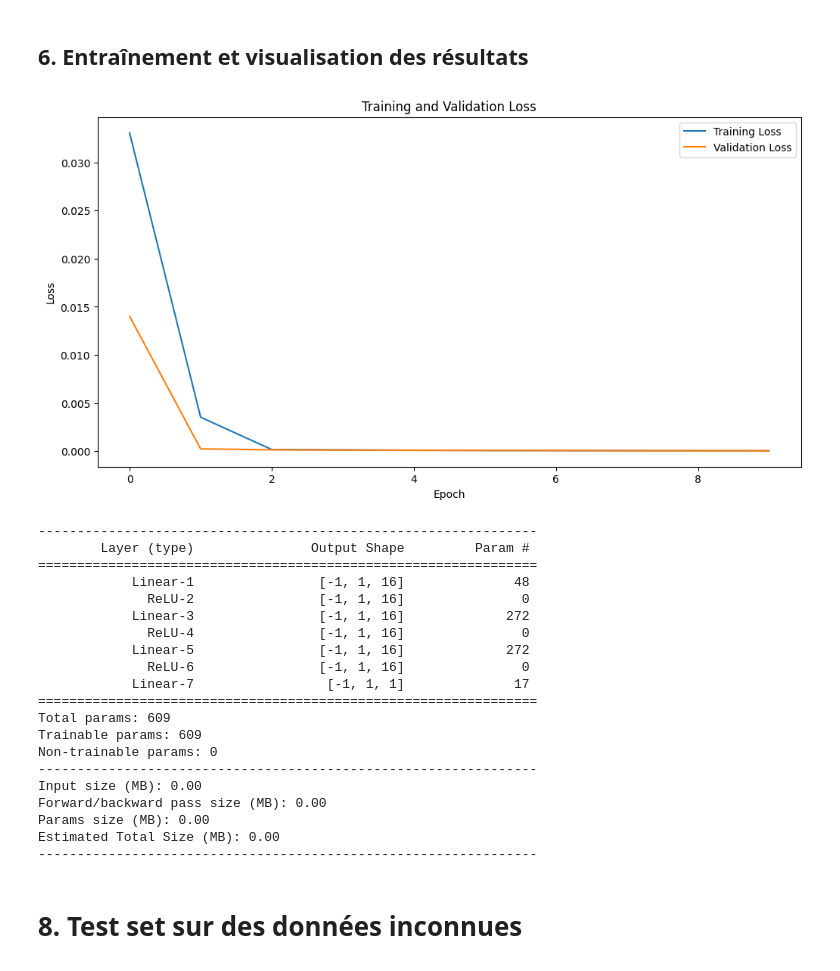
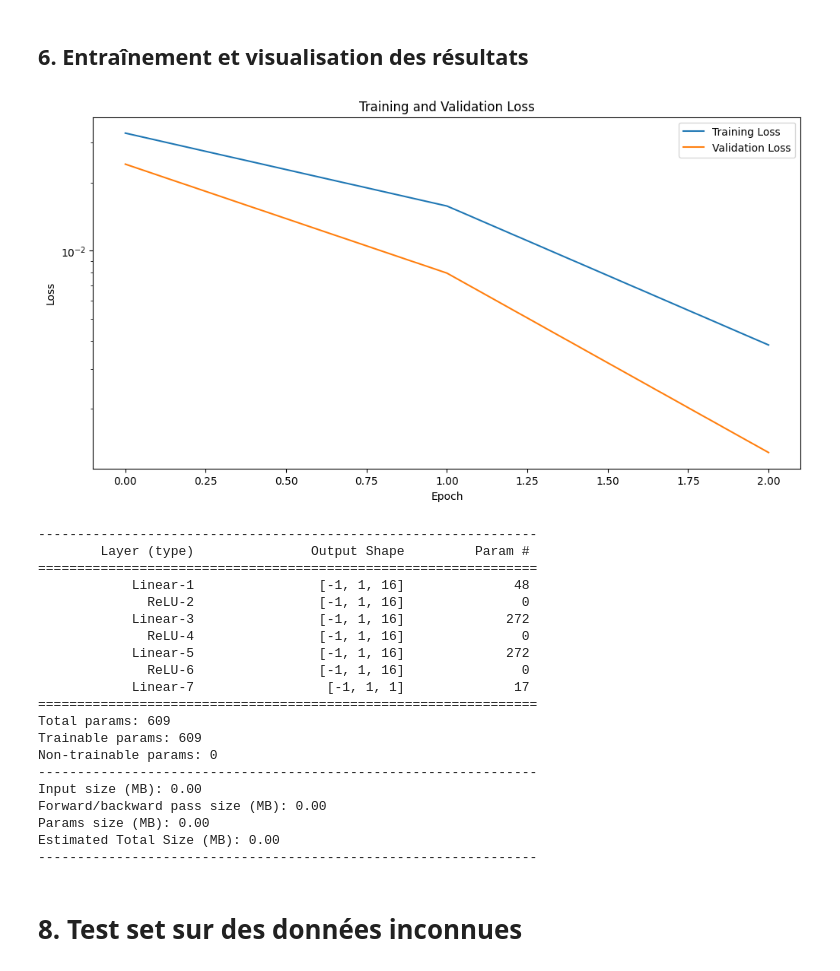
Before and after one commit to MatteoEleouet/DeepLearningEnFrancais, a Jupyter notebook: Code/07_projet_mlp/calculatric.ipynb, the cells around one changed output. Saved outputs shown, nothing was run; the diff lists cells and outputs as text; code cells hidden in the pictures.

```diff
--- a/Code/07_projet_mlp/calculatric.ipynb
+++ b/Code/07_projet_mlp/calculatric.ipynb
@@ -140,7 +152,7 @@ def train_model(model, train_dataloader, val_dataloader, epochs, optimizer_name=
 ## 6. Entraînement et visualisation des résultats
 # %%
 # Paramètres pour la création du jeu de données
-num_samples = 10000          # Nombre d'échantillons à générer. Ex: 5000, 10000, 15000, etc.
+num_samples = 2500          # Nombre d'échantillons à générer. Ex: 5000, 10000, 15000, etc.
 min_value = 0                # Valeur minimale pour la génération de nombres. Ex: 0, 10, -10, etc.
 max_value = 100              # Valeur maximale pour la génération de nombres. Ex: 100, 200, 500, etc.
 operation = 'add'            # Opération à effectuer. Options : 'add' ou 'multiply'.
@@ -156,37 +168,38 @@ num_hidden_layers = 3        # Nombre de couches cachées. Ex: 1, 2, 3, 4, etc.
 activation_fn = nn.ReLU()    # Fonction d'activation. Ex: nn.ReLU(), nn.Sigmoid() nn.Tanh() et nn.LeakyReLU().
 
 # Paramètres pour l'entraînement
-epochs = 10                  # Nombre d'époques pour l'entraînement. Ex: 5, 10, 20, etc.
+epochs = 3                  # Nombre d'époques pour l'entraînement. Ex: 5, 10, 20, etc.
 
 
 #? Initialisation du modèle
 model = MLP(input_size=input_size, hidden_size=hidden_size, output_size=output_size, num_hidden_layers=num_hidden_layers, activation_fn=activation_fn).to(device)
 
 #? Création des DataLoaders d'entraînement et de validation
 train_dataloader, val_dataloader = create_calculator_dataloaders(
     num_samples=num_samples, min_value=min_value, max_value=max_value,
     operation=operation, batch_size=batch_size, val_split=0.2
 )
 
 #? Entraînement du modèle
 train_loss_history, val_loss_history = train_model(
     model, train_dataloader, val_dataloader, epochs=epochs,
     optimizer_name=optimizer, lr=learning_rate
 )
 
 # Affichage des courbes de perte
 plt.figure(figsize=(12, 6))
 plt.plot(train_loss_history, label="Training Loss")
 plt.plot(val_loss_history, label="Validation Loss")
 plt.title("Training and Validation Loss")
 plt.xlabel("Epoch")
 plt.ylabel("Loss")
+plt.yscale('log')  # Appliquer une échelle logarithmique
 plt.legend()
 plt.show()
 
 summary(model, input_size=(1, input_size))
 # %% [output]
-[figure, old version]
+[figure, new version]
 ----------------------------------------------------------------
         Layer (type)               Output Shape         Param #
 ================================================================
```
Also changed, not shown: parts of 5 cells of this notebook, 1 other file.
